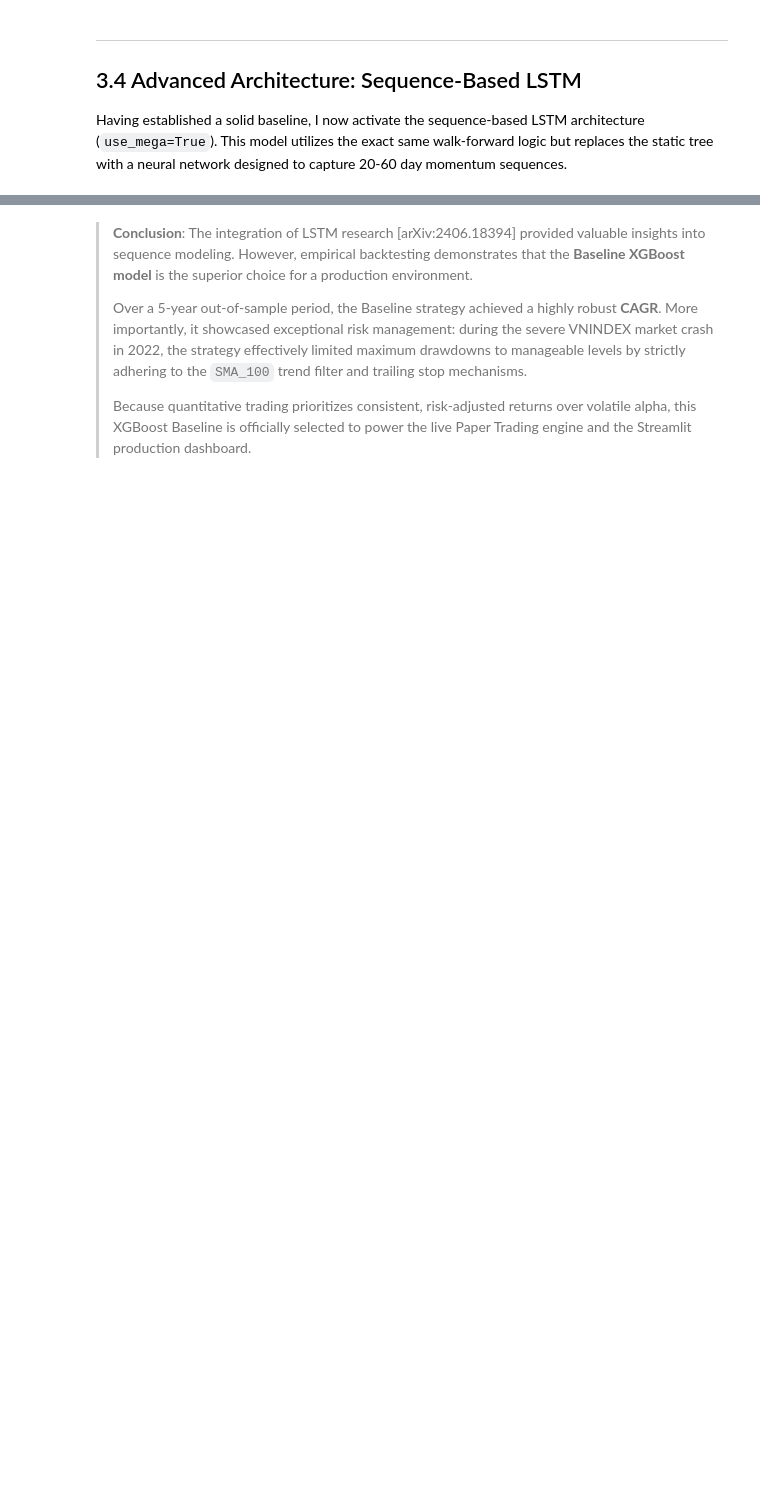
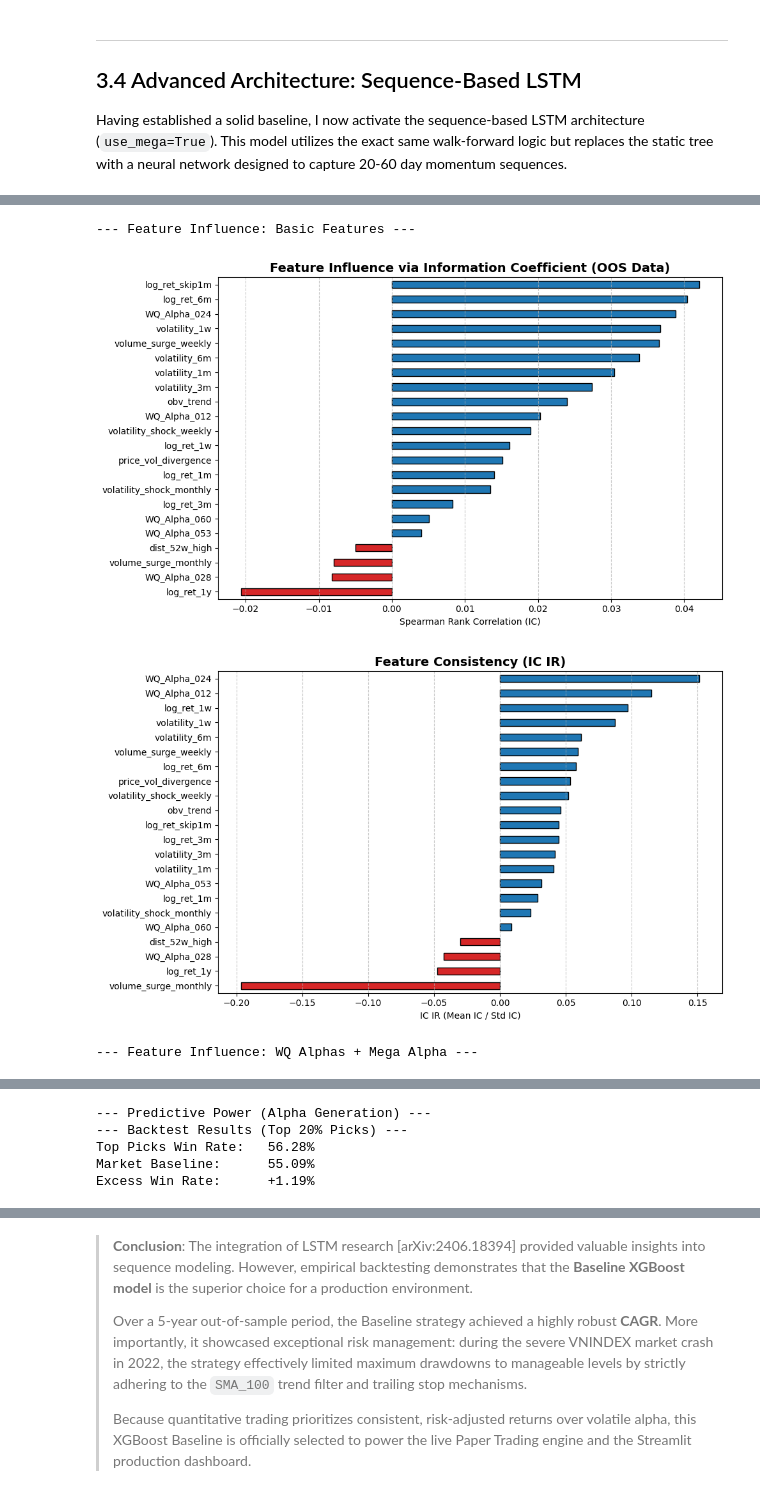
Before and after one commit to phamhuyphong-quant/Top-K-21-Day-Rebalance, a Jupyter notebook: notebooks/03_Model_Training_and_Evaluation_Local.ipynb, the cells around one changed output, grey strips where cells are left out. Saved outputs shown, nothing was run; the diff lists cells and outputs as text; code cells hidden in the pictures; blank space fills up the shorter version.

```diff
--- a/notebooks/03_Model_Training_and_Evaluation_Local.ipynb
+++ b/notebooks/03_Model_Training_and_Evaluation_Local.ipynb
@@ -130,7 +200,7 @@ Having established a solid baseline, I now activate the sequence-based LSTM arch
 # %%
 honest_test_df_mega = md.walk_forward_cv(
     df=df,
-    features=basic_features,
+    features=best_features,
     initial_train_months=24,
     test_months=6,
     gap_days=21,
@@ -140,19 +226,24 @@ honest_test_df_mega = md.walk_forward_cv(
 # %%
 # Pull the WQ alpha columns that walk_forward added to the mega test df
 wq_cols = [c for c in honest_test_df_mega.columns if 'WQ_Alpha_' in c]
 mega_col = ['Mega_Alpha'] if 'Mega_Alpha' in honest_test_df_mega.columns else []
 
 print("--- Feature Influence: Basic Features ---")
-ev.feature_influence_ic(honest_test_df_mega, basic_features, target_col='next_1m_ret')
+ev.feature_influence_ic(honest_test_df_mega, best_features, target_col='next_1m_ret')
 
 print("--- Feature Influence: WQ Alphas + Mega Alpha ---")
 ev.feature_influence_ic(honest_test_df_mega, wq_cols + mega_col, target_col='next_1m_ret')
 
 print("--- Predictive Power (Alpha Generation) ---")
 metrics = ev.evaluate_ranking_performance(   # ← was using wrong df
     test_df=honest_test_df_mega,
     top_quantile=0.2,
     ret_col='next_1m_ret'
 )
 
 ev.predicted_quintile_chart(test_df=honest_test_df_mega)
+# %% [output]
+--- Feature Influence: Basic Features ---
+[figure, added]
+[figure, added]
+--- Feature Influence: WQ Alphas + Mega Alpha ---
@@ -158,0 +252,5 @@ ev.predicted_quintile_chart(test_df=honest_test_df_mega)
+--- Predictive Power (Alpha Generation) ---
+--- Backtest Results (Top 20% Picks) ---
+Top Picks Win Rate:   56.28%
+Market Baseline:      55.09%
+Excess Win Rate:      +1.19%
```
Also changed, not shown: parts of 12 cells of this notebook, 4 other files.
